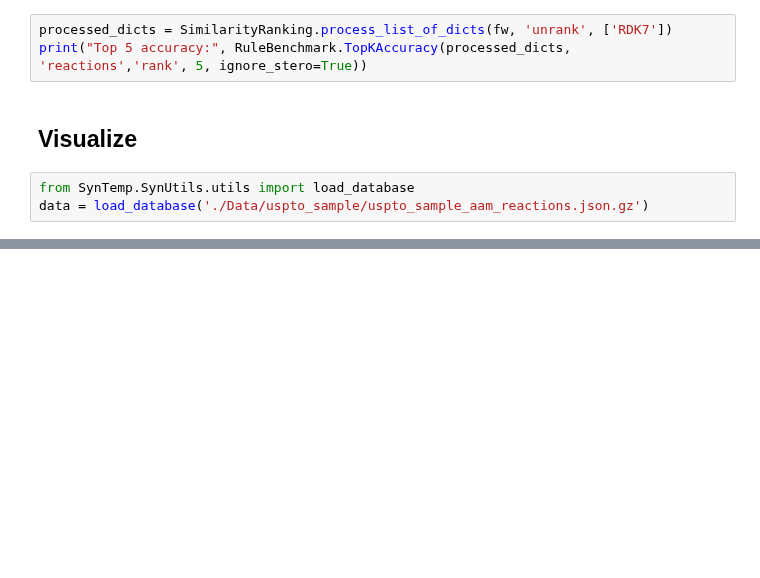
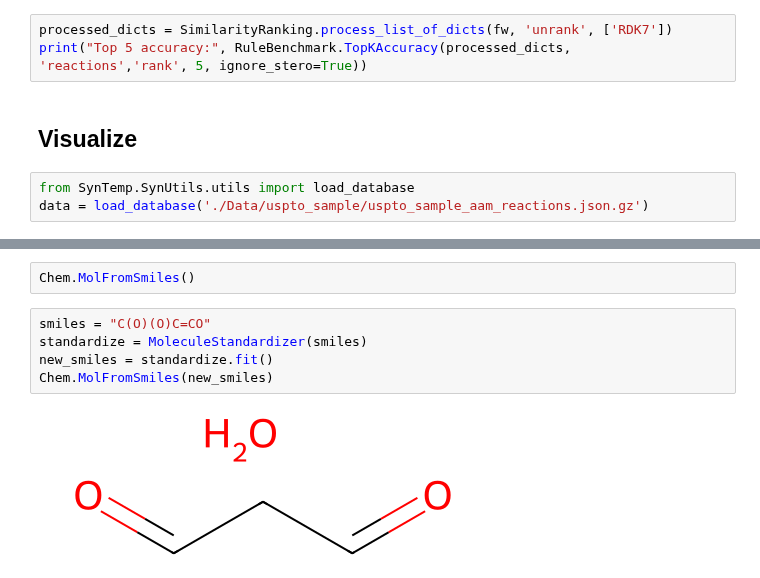
Before and after one commit to TieuLongPhan/SynTemp, a Jupyter notebook: test.ipynb, the cells around one changed output, grey strips where cells are left out. Cells and saved outputs as stored; diff of their text form; blank space fills up the shorter version.

```diff
--- a/test.ipynb
+++ b/test.ipynb
@@ -441,0 +473,9 @@ display(Image(its_vis.draw_product_with_modified_bonds()))
+# %%
+Chem.MolFromSmiles()
+# %%
+smiles = "C(O)(O)C=CO"
+standardize = MoleculeStandardizer(smiles)
+new_smiles = standardize.fit()
+Chem.MolFromSmiles(new_smiles)
+# %% [output]
+[figure, added]
```
Also changed, not shown: parts of 40 cells of this notebook, 10 other files.
